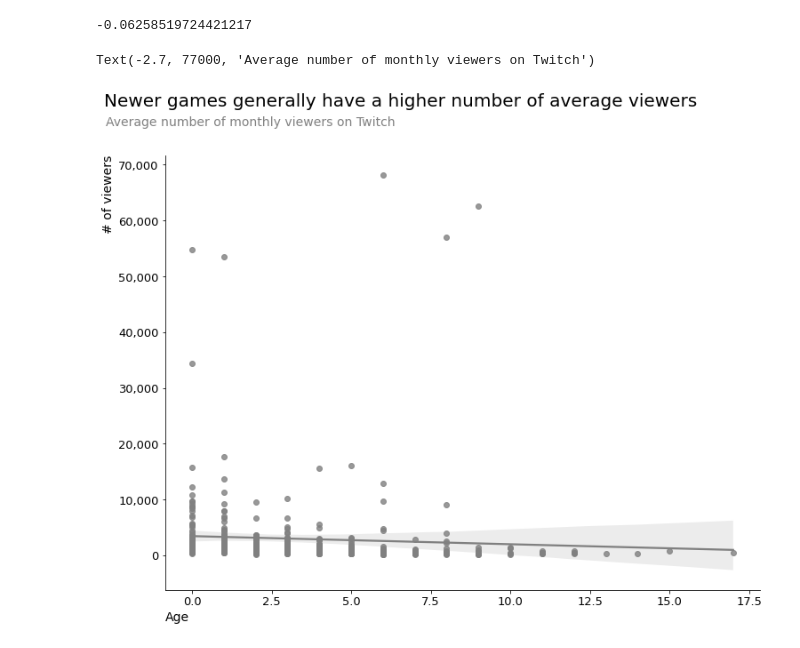
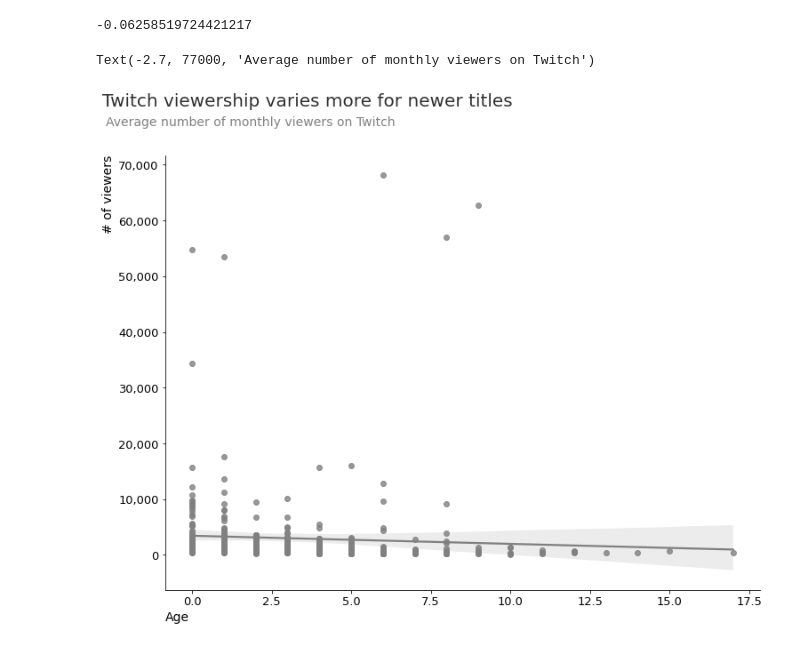
Before and after one commit to paul-trood/Portfolio-World_Happiness_Report, a Jupyter notebook: 04_data_analysis.ipynb, the cells around one changed output. Drawn from its saved outputs; the diff is of its cells as text; code cells hidden in the pictures.

```diff
--- a/04_data_analysis.ipynb
+++ b/04_data_analysis.ipynb
@@ -1050,21 +1050,21 @@ twitch_steam_games_group["Avg_viewers"].corr(twitch_steam_games_group["age"])
 # %%
 fig, ax = plt.subplots(figsize = (12,9))
 sns.regplot(x ="age", y="Avg_viewers", data = twitch_steam_games_group, color = "grey")
 
 # Set y axis ticks with commas
 ax.yaxis.set_major_formatter(StrMethodFormatter('{x:,.0f}'))
 
 # Remove borders
 plt.gca().spines[["right", "top",]].set_visible(False)
 
 plt.yticks(size = 13)
 plt.xticks(size = 13)
 
 plt.ylabel("# of viewers", loc = "top", size = 14)
 plt.xlabel("Age", loc = "left", size = 14)
 
-plt.title("Newer games generally have a higher number of average viewers ", size = 20, x = 0.4, y =1.1)
+plt.title("Twitch viewership varies more for newer titles", size = 20, x = 0.24, y =1.1, color = "#302f2f")
 plt.text(x = -2.7, y = 77000, s = "Average number of monthly viewers on Twitch", size = 14, color = "grey")
 # %% [output]
 Text(-2.7, 77000, 'Average number of monthly viewers on Twitch')
-[figure, old version]
+[figure, new version]
```
Also changed, not shown: parts of 47 cells of this notebook.
